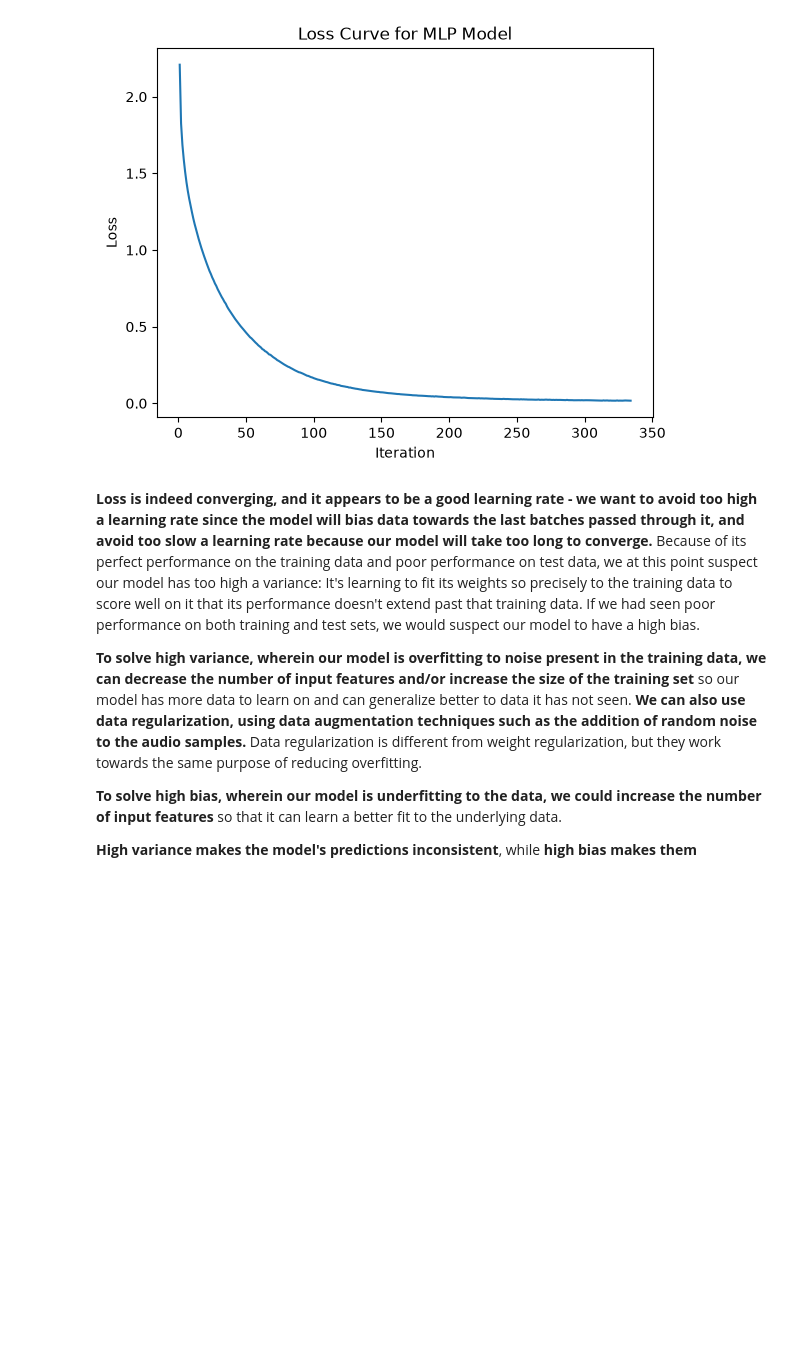
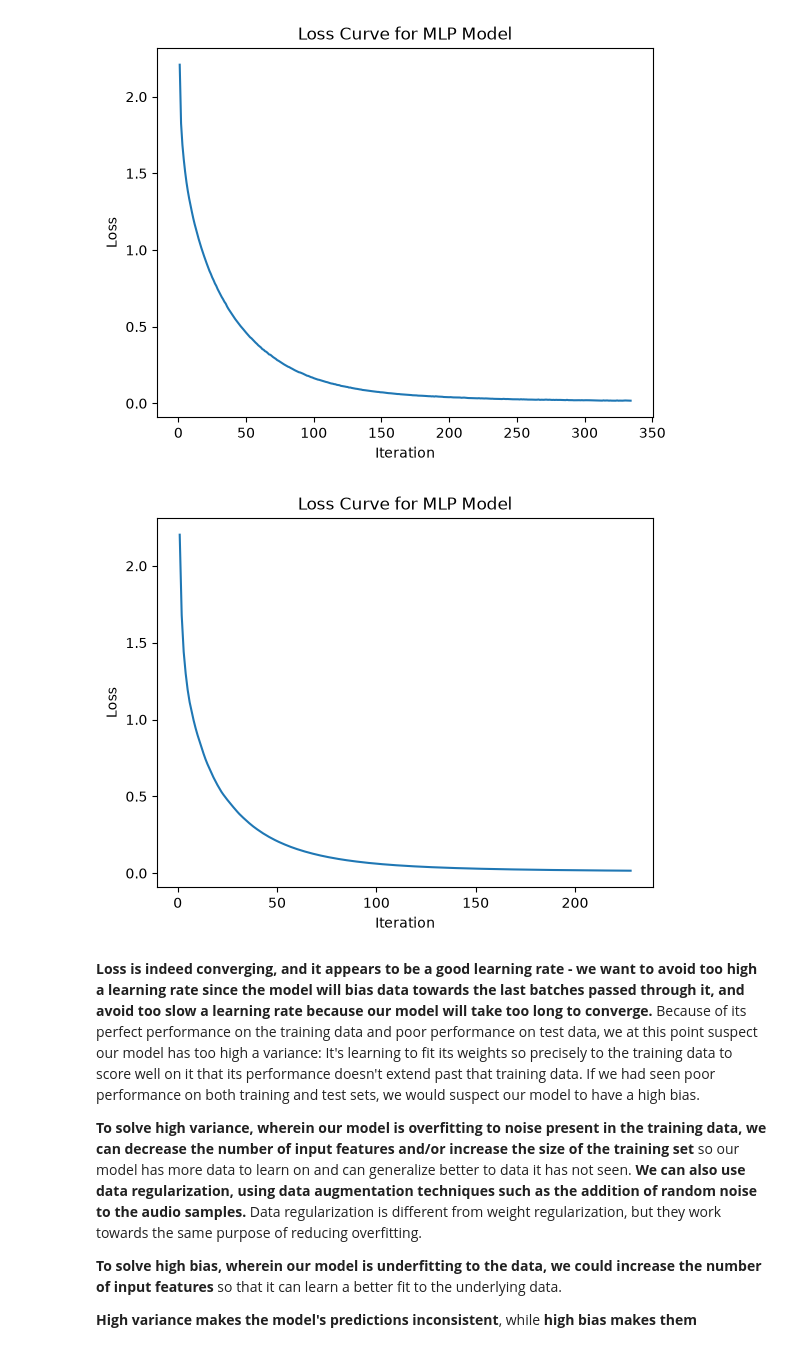
Before and after one commit to Ksa244-sfu/Week4-NeuralNetworks, a Jupyter notebook: Week4__Neural_Networks.ipynb, the cells around one changed output. Drawn from its saved outputs; the diff is of its cells as text; code cells hidden in the pictures; blank space fills up the shorter version.

```diff
--- a/Week4__Neural_Networks.ipynb
+++ b/Week4__Neural_Networks.ipynb
@@ -778,0 +828,19 @@ MLP Model's accuracy on test set is 67.01%
+# %%
+
+model2 = MLPClassifier(
+    activation='relu',
+    solver='adam',
+    alpha=0.01,
+    batch_size=96,
+    hidden_layer_sizes=(180,),
+    learning_rate='adaptive',
+    max_iter=500,
+    random_state=42,
+)
+
+
+model2.fit(X_train2, y_train2)
+
+print(f'MLP Model\'s accuracy on training set is {100*model2.score(X_train2, y_train2):.2f}%')
+
+print(f'MLP Model\'s accuracy on test set is {100*model2.score(X_test2, y_test2):.2f}%')
@@ -787,6 +858,15 @@ plt.xlabel('Iteration')
 plt.show()
 # %% [output]
 [figure]
+# %%
+plt.figure()
+plt.plot([num for num in range(1,model2.n_iter_ +1)], model2.loss_curve_)
+plt.title('Loss Curve for MLP Model')
+plt.ylabel('Loss')
+plt.xlabel('Iteration')
+plt.show()
+# %% [output]
+[figure, added]
 # %% [markdown]
 **Loss is indeed converging, and it appears to be a good learning rate - we want to avoid too high a learning rate since the model will bias data towards the last batches passed through it, and avoid too slow a learning rate because our model will take too long to converge.** Because of its perfect performance on the training data and poor performance on test data, we at this point suspect our model has too high a variance: It's learning to fit its weights so precisely to the training data to score well on it that its performance doesn't extend past that training data. If we had seen poor performance on both training and test sets, we would suspect our model to have a high bias.
 
```
Also changed, not shown: parts of 17 cells of this notebook.
